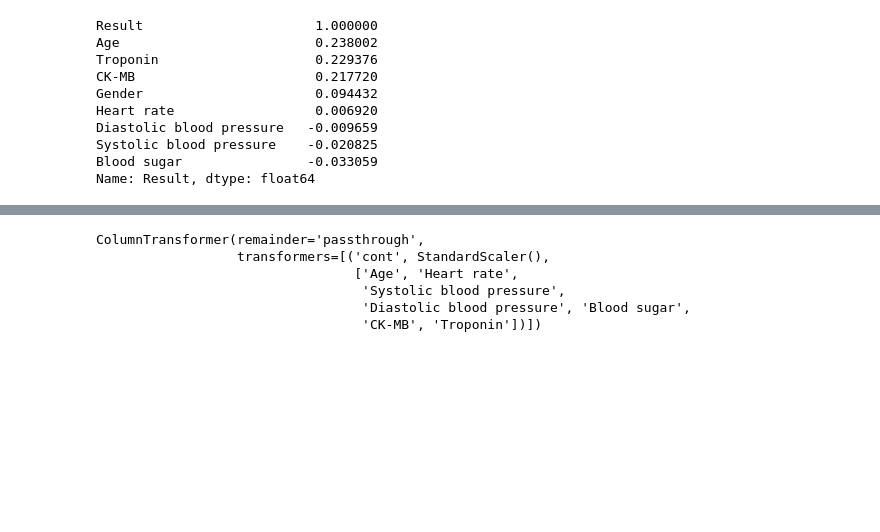
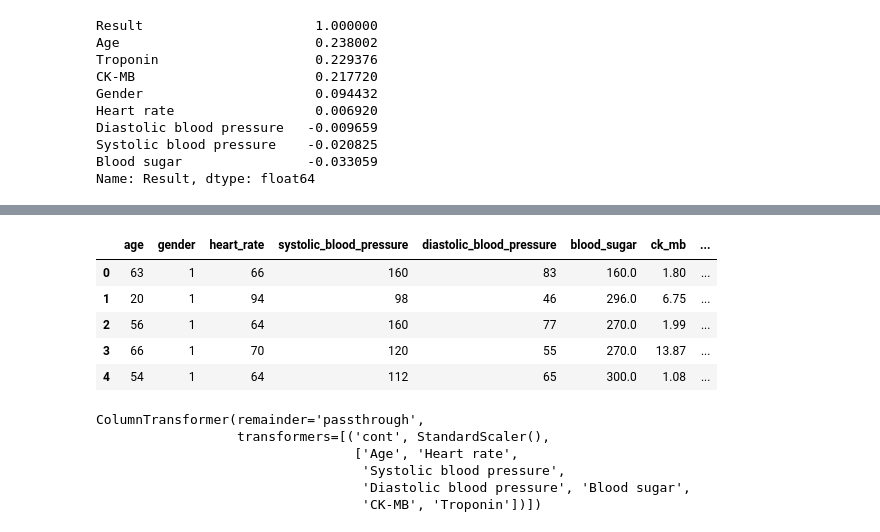
Before and after one commit to vivekpatel99/heart-attack-predictor, a Jupyter notebook: notebooks/02_model_exploration_training2.ipynb, the cells around one changed output, grey strips where cells are left out. Cells and saved outputs as stored; diff of their text form; code cells hidden in the pictures; blank space fills up the shorter version.

```diff
--- a/notebooks/02_model_exploration_training2.ipynb
+++ b/notebooks/02_model_exploration_training2.ipynb
@@ -108,2 +110,5 @@ Name: Result, dtype: float64
 # %%
 continues_col = ["Age", "Heart rate", "Systolic blood pressure", "Diastolic blood pressure", "Blood sugar", "CK-MB", "Troponin"]
+# %%
+temp_df = org_df.copy()
+temp_df.head()
@@ -110,3 +122,13 @@ continues_col = ["Age", "Heart rate", "Systolic blood pressure", "Diastolic bloo
+# %%
+temp_df.columns = temp_df.columns.str.lower().str.replace(" ", "_", regex=False).str.replace("-", "_", regex=False)
+temp_df.head()
+# %% [output]
+|  | age | gender | heart_rate | systolic_blood_pressure | diastolic_blood_pressure | blood_sugar | ck_mb | ... |
+| 0 | 63 | 1 | 66 | 160 | 83 | 160.0 | 1.80 | ... |
+| 1 | 20 | 1 | 94 | 98 | 46 | 296.0 | 6.75 | ... |
+| 2 | 56 | 1 | 64 | 160 | 77 | 270.0 | 1.99 | ... |
+| 3 | 66 | 1 | 70 | 120 | 55 | 270.0 | 13.87 | ... |
+| 4 | 54 | 1 | 64 | 112 | 65 | 300.0 | 1.08 | ... |
 # %%
 from sklearn.compose import ColumnTransformer
 from sklearn.discriminant_analysis import StandardScaler
```
Also changed, not shown: parts of 2 cells of this notebook, 11 other files.
